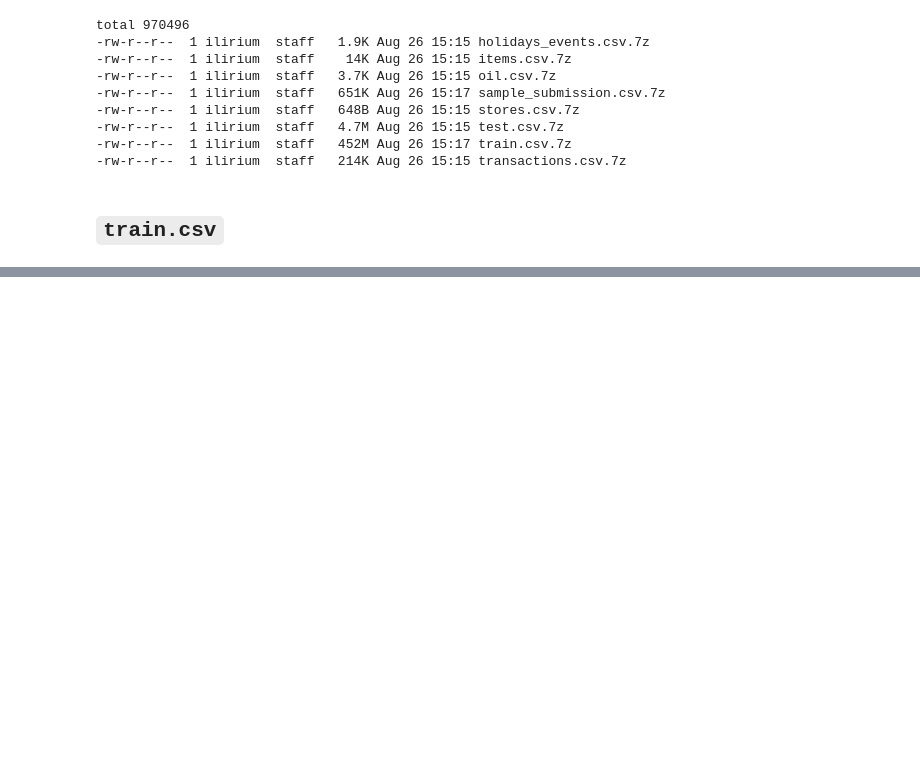
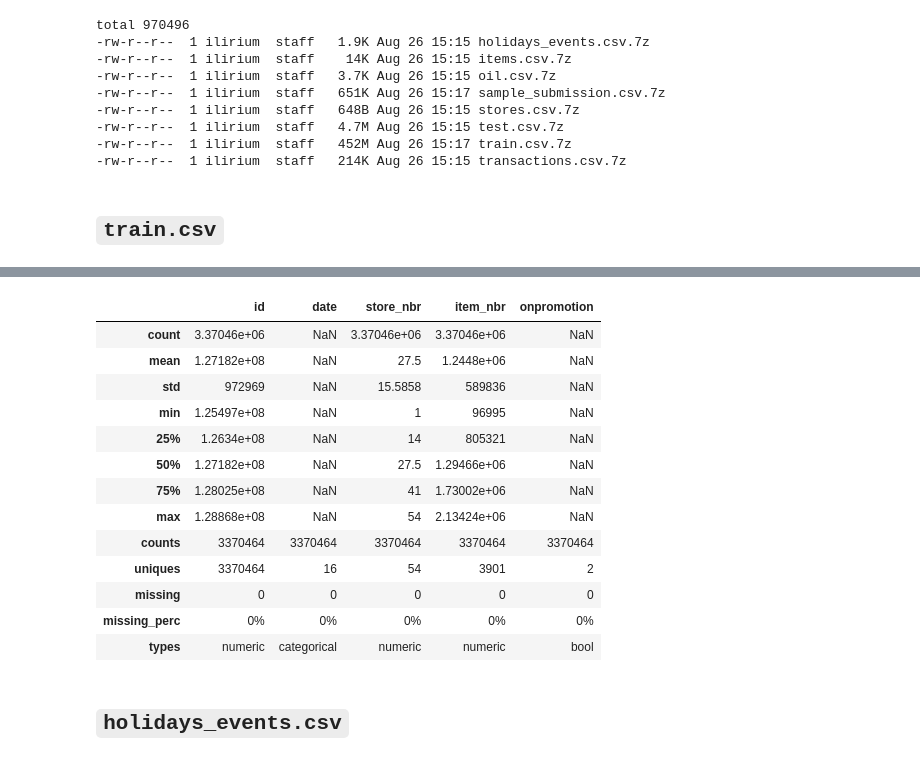
Before and after one commit to ilirium/kaggle-favorita, a Jupyter notebook: favorita-01.ipynb, the cells around one changed output, grey strips where cells are left out. Saved outputs shown, nothing was run; the diff lists cells and outputs as text; code cells hidden in the pictures; blank space fills up the shorter version.

```diff
--- a/favorita-01.ipynb
+++ b/favorita-01.ipynb
@@ -64,0 +99,2 @@ table_names = ['holidays_events.csv', 'items.csv', 'oil.csv', 'stores.csv', 'tra
+# %%
+test = pd.read_csv(f'{PATH}{table_names[5]}.csv', low_memory=True)
@@ -64,0 +110,19 @@ table_names = ['holidays_events.csv', 'items.csv', 'oil.csv', 'stores.csv', 'tra
+# %%
+DataFrameSummary(test).summary()
+# %% [output]
+|  | id | date | store_nbr | item_nbr | onpromotion |
+| count | 3.37046e+06 | NaN | 3.37046e+06 | 3.37046e+06 | NaN |
+| mean | 1.27182e+08 | NaN | 27.5 | 1.2448e+06 | NaN |
+| std | 972969 | NaN | 15.5858 | 589836 | NaN |
+| min | 1.25497e+08 | NaN | 1 | 96995 | NaN |
+| 25% | 1.2634e+08 | NaN | 14 | 805321 | NaN |
+| 50% | 1.27182e+08 | NaN | 27.5 | 1.29466e+06 | NaN |
+| 75% | 1.28025e+08 | NaN | 41 | 1.73002e+06 | NaN |
+| max | 1.28868e+08 | NaN | 54 | 2.13424e+06 | NaN |
+| counts | 3370464 | 3370464 | 3370464 | 3370464 | 3370464 |
+| uniques | 3370464 | 16 | 54 | 3901 | 2 |
+| missing | 0 | 0 | 0 | 0 | 0 |
+| missing_perc | 0% | 0% | 0% | 0% | 0% |
+| types | numeric | categorical | numeric | numeric | bool |
+# %% [markdown]
+## `holidays_events.csv`
```
Also changed, not shown: parts of 51 cells of this notebook.
